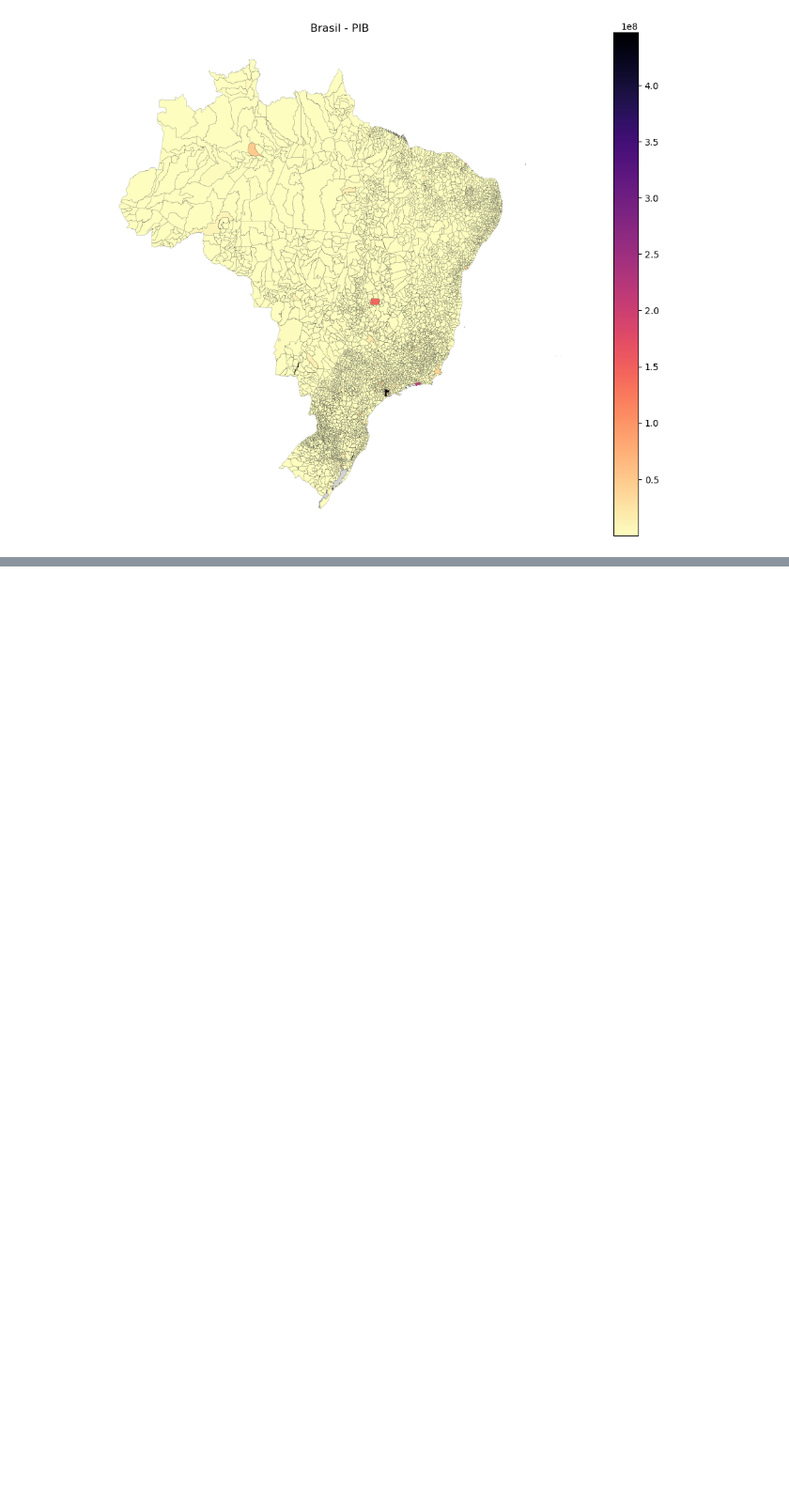
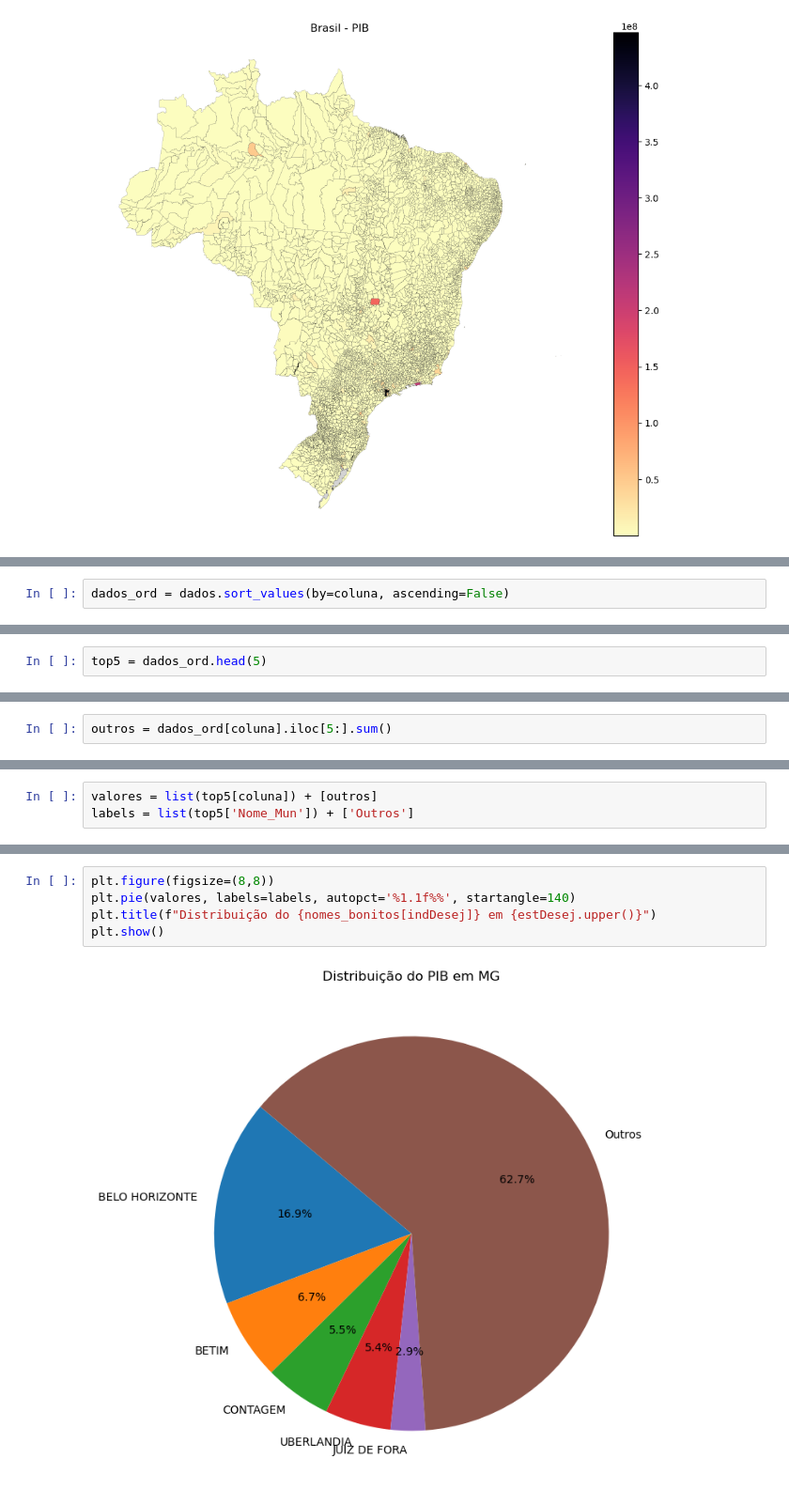
Before and after one commit to raphhax/FundamentosCienciaDados, a Jupyter notebook: Projeto/projeto2025.ipynb, the cells around one changed output, grey strips where cells are left out. Shown: that part at 94% size. Saved outputs shown, nothing was run; the diff lists cells and outputs as text; blank space fills up the shorter version.

```diff
--- a/Projeto/projeto2025.ipynb
+++ b/Projeto/projeto2025.ipynb
@@ -324,0 +436,2 @@ plot_brasil_indicador('ibge_pib')
+# %%
+dados_ord = dados.sort_values(by=coluna, ascending=False)
@@ -324,0 +454,2 @@ plot_brasil_indicador('ibge_pib')
+# %%
+top5 = dados_ord.head(5)
@@ -324,0 +465,2 @@ plot_brasil_indicador('ibge_pib')
+# %%
+outros = dados_ord[coluna].iloc[5:].sum()
@@ -324,0 +471,3 @@ plot_brasil_indicador('ibge_pib')
+# %%
+valores = list(top5[coluna]) + [outros]
+labels = list(top5['Nome_Mun']) + ['Outros']
@@ -324,0 +483,7 @@ plot_brasil_indicador('ibge_pib')
+# %%
+plt.figure(figsize=(8,8))
+plt.pie(valores, labels=labels, autopct='%1.1f%%', startangle=140)
+plt.title(f"Distribuição do {nomes_bonitos[indDesej]} em {estDesej.upper()}")
+plt.show()
+# %% [output]
+[figure, added]
```
Also changed, not shown: parts of 14 cells of this notebook.
